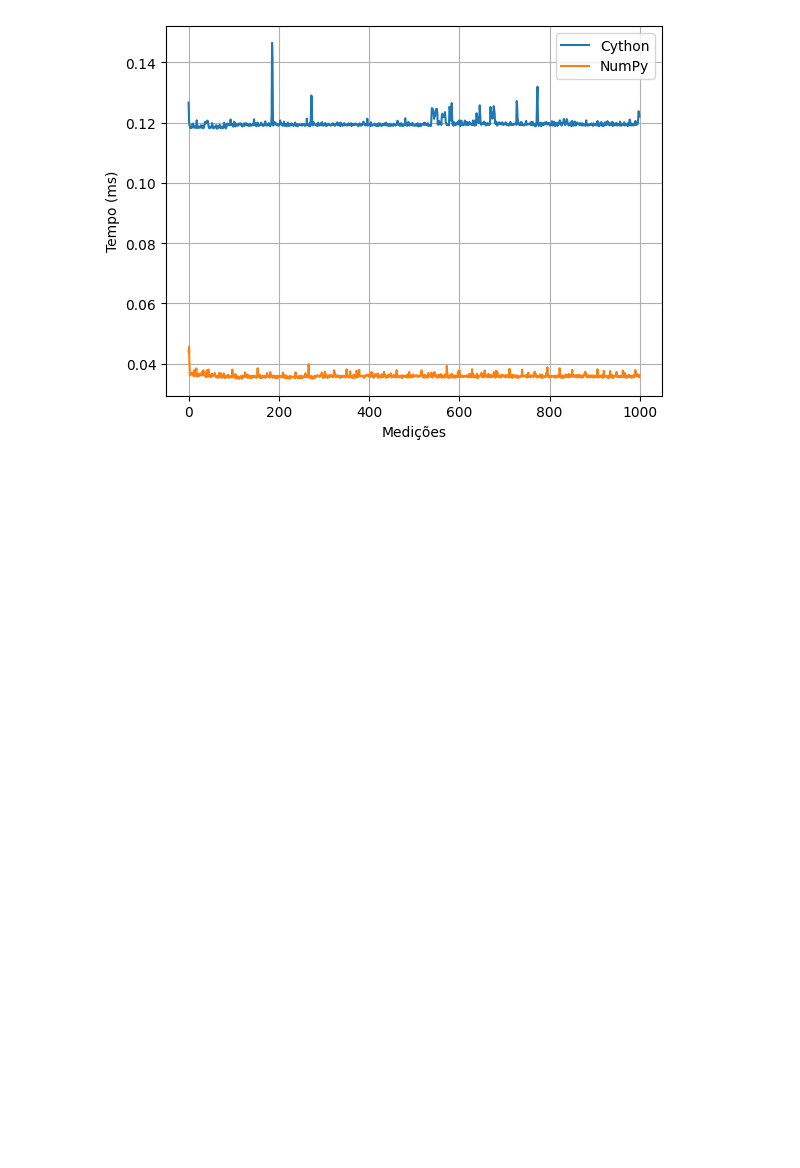
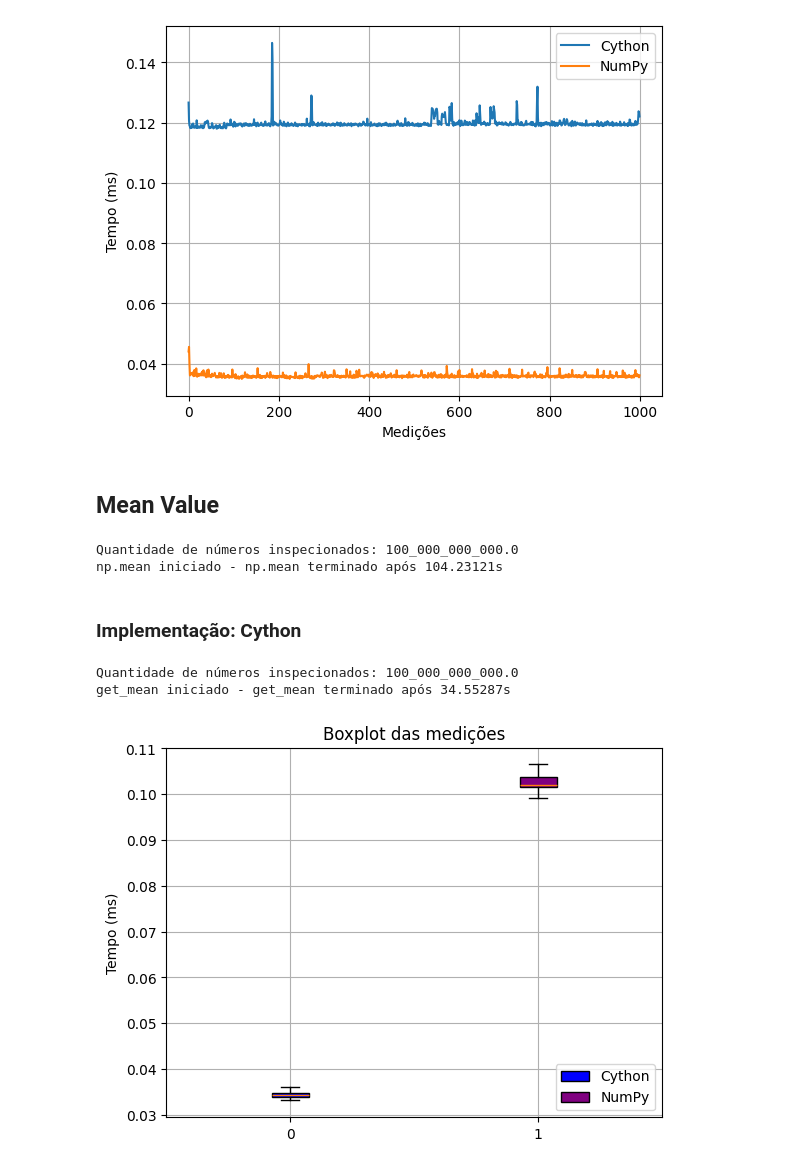
Before and after one commit to marcuscostagraciano/TCC-BSI, a Jupyter notebook: main.ipynb, the cells around one changed output. Cells and saved outputs as stored; diff of their text form; code cells hidden in the pictures; blank space fills up the shorter version.

Commit message:
TEST: mean value results

```diff
--- a/main.ipynb
+++ b/main.ipynb
@@ -327,3 +327,30 @@ ViolinPlot(timings_data=tempos).generate()
 LinePlot(timings_data=tempos).generate()
 # %% [output]
 [figure]
+# %% [markdown]
+## Mean Value
+# %%
+tempos_numpy_mean = repeaterTimer(
+    function=np.mean,
+    repeatTimes=NUM_REPETICOES)
+# %% [output]
+Quantidade de números inspecionados: 100_000_000_000.0
+np.mean iniciado - np.mean terminado após 104.23121s
+# %% [markdown]
+### Implementação: Cython
+# %%
+tempos = pd.DataFrame(
+    data={
+        "Cython": repeaterTimer(
+            function=get_mean,
+            repeatTimes=NUM_REPETICOES),
+        "NumPy": tempos_numpy_mean,
+    }
+)
+# %% [output]
+Quantidade de números inspecionados: 100_000_000_000.0
+get_mean iniciado - get_mean terminado após 34.55287s
+# %%
+Boxplot(timings_data=tempos).generate()
+# %% [output]
+[figure, added]
```
Also changed, not shown: parts of 2 cells of this notebook.
